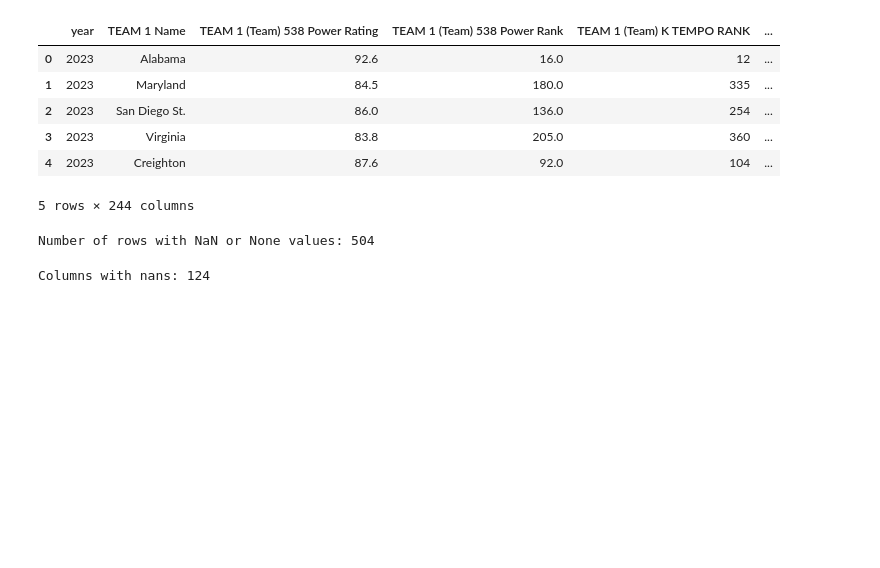
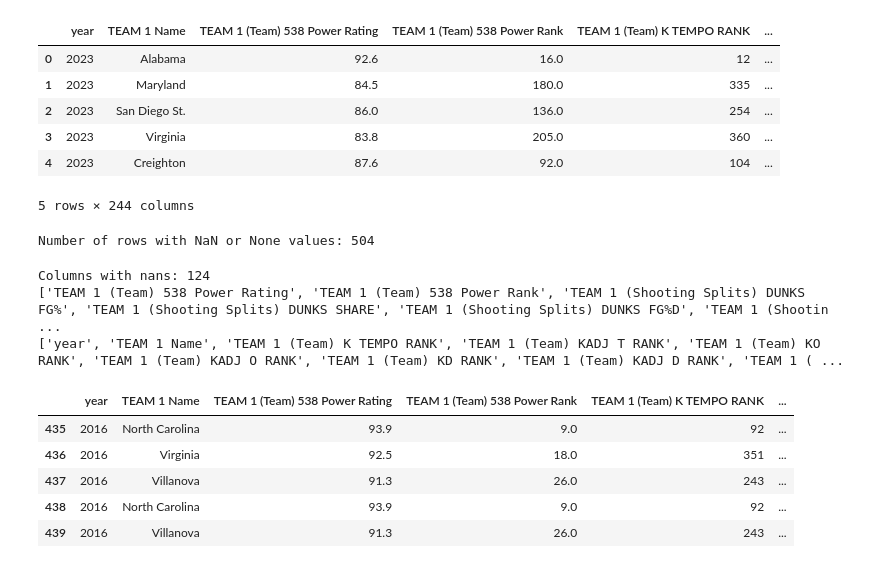
Before and after one commit to srikharpadmanabhan/mm-data-analysis-final-project, a Jupyter notebook: CreateGamesCSV.ipynb, the cells around one changed output. Saved outputs shown, nothing was run; the diff lists cells and outputs as text; code cells hidden in the pictures; blank space fills up the shorter version.

```diff
--- a/CreateGamesCSV.ipynb
+++ b/CreateGamesCSV.ipynb
@@ -63,5 +63,25 @@ Number of rows with NaN or None values: 504
 cols_with_nan = list(games_df.columns[games_df.isna().any()])
 
 print("Columns with nans:", len(cols_with_nan))
+print(cols_with_nan)
+
+print([col for col in list(games_df.columns) if col not in cols_with_nan])
 # %% [output]
 Columns with nans: 124
+['TEAM 1 (Team) 538 Power Rating', 'TEAM 1 (Team) 538 Power Rank', 'TEAM 1 (Shooting Splits) DUNKS FG%', 'TEAM 1 (Shooting Splits) DUNKS SHARE', 'TEAM 1 (Shooting Splits) DUNKS FG%D', 'TEAM 1 (Shootin ...
+['year', 'TEAM 1 Name', 'TEAM 1 (Team) K TEMPO RANK', 'TEAM 1 (Team) KADJ T RANK', 'TEAM 1 (Team) KO RANK', 'TEAM 1 (Team) KADJ O RANK', 'TEAM 1 (Team) KD RANK', 'TEAM 1 (Team) KADJ D RANK', 'TEAM 1 ( ...
+# %%
+# Dropping rows that have nan values. This will basically be a set of ~440 rows that have all the data (ie shooting splits, 538 rating)
+games_with_all_stats = games_df.dropna(axis=0)
+
+# Dropping columns with NaN values, this will basically be 944 rows with a subset of the columns such that all rows don't have nan
+games_nan_cols_dropped = games_df.dropna(axis=1)
+# %%
+games_with_all_stats.tail()
+# %% [output]
+|  | year | TEAM 1 Name | TEAM 1 (Team) 538 Power Rating | TEAM 1 (Team) 538 Power Rank | TEAM 1 (Team) K TEMPO RANK | ... |
+| 435 | 2016 | North Carolina | 93.9 | 9.0 | 92 | ... |
+| 436 | 2016 | Virginia | 92.5 | 18.0 | 351 | ... |
+| 437 | 2016 | Villanova | 91.3 | 26.0 | 243 | ... |
+| 438 | 2016 | North Carolina | 93.9 | 9.0 | 92 | ... |
+| 439 | 2016 | Villanova | 91.3 | 26.0 | 243 | ... |
```
Also changed, not shown: parts of 2 cells of this notebook, 2 other files.
